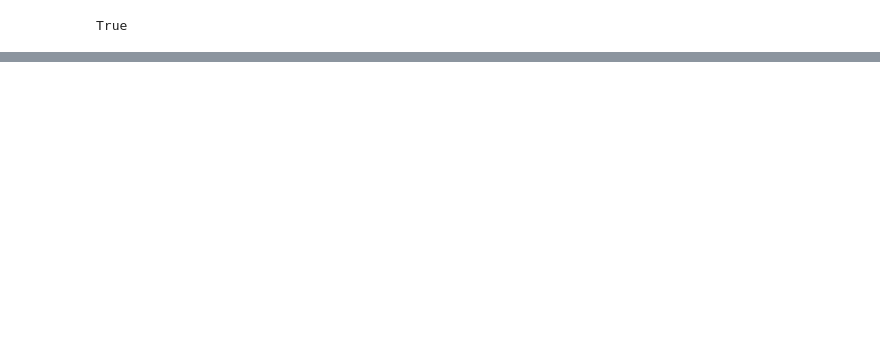
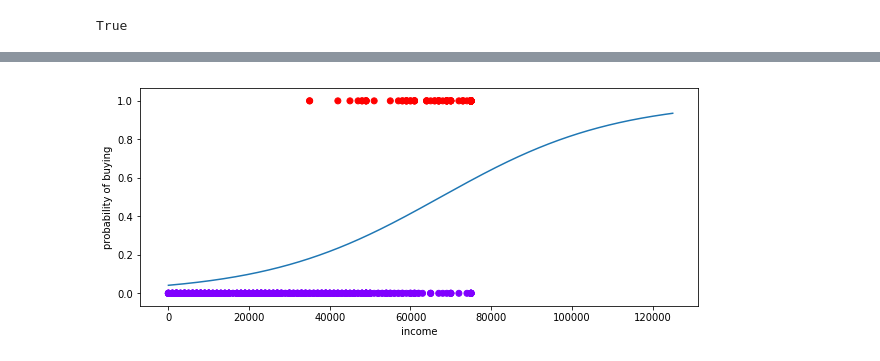
Before and after one commit to KarimaCha/nf_logistic, a Jupyter notebook: Logistic_Regression_without_solutions/Logistic_Regression_Exercise_Karima.ipynb, the cells around one changed output, grey strips where cells are left out. Saved outputs shown, nothing was run; the diff lists cells and outputs as text; code cells hidden in the pictures; blank space fills up the shorter version.

```diff
--- a/Logistic_Regression_without_solutions/Logistic_Regression_Exercise_Karima.ipynb
+++ b/Logistic_Regression_without_solutions/Logistic_Regression_Exercise_Karima.ipynb
@@ -456,0 +537,18 @@ weighted avg       0.80      0.82      0.79       169
+# %%
+# repeat the simple logistic regression for a continuous (not a binary) independent variable
+x = df.income.to_frame()
+y = df.buy
+
+x_train, x_test, y_train, y_test = train_test_split(x, y, random_state=1)
+logr_s = LogisticRegression(solver='liblinear')  # Default solver will change from ‘liblinear’ to ‘lbfgs’ in 0.22.
+logr_s.fit(x_train, y_train)
+
+y_pred = logr_s.predict(x_test)
+conf_matrix = confusion_matrix(y_test, y_pred)
+
+fig, ax = plt.subplots(figsize=(5,5))
+sns.heatmap(conf_matrix, annot=True, cmap='Blues', fmt='.0f');  # use fmt to suppress scientific notation
+plt.xlabel('predicted')
+plt.ylabel('actual');
+
+print(classification_report(y_test, y_pred))
@@ -456,0 +565,26 @@ weighted avg       0.80      0.82      0.79       169
+# %%
+# Using the sigmoid (expit) function, we calculate for different x the probability to belong to class y=1 and plot it
+
+from scipy.special import expit
+# The expit function, also known as the logistic function, is defined as
+# expit(x) = 1/(1+exp(-x)). It is the inverse of the logit function.
+
+x_plot = np.linspace(0,125000, 125000)
+regression_function = x_plot * logr_s.coef_[0][0] + logr_s.intercept_[0]
+sigmoid_function = expit(regression_function).ravel()  # ravel flattens the data to an ndarray - from (25,) to (25,)?
+
+# or:
+# regression_function = df.income * logr_s.coef_[0][0] + logr_s.intercept_[0]
+# sigmoid_function = expit(regression_function).ravel()  # ravel flattens the data to an ndarray - from (25,) to (25,)?
+# sigm = pd.DataFrame(sigmoid_function, index=None, columns=['sigmoid'])
+# neu = pd.concat([df.income, sigm], axis=1)
+# neu.sort_values(by='income',inplace=True)
+# plt.plot(neu.income, neu.sigmoid)
+
+fig, ax = plt.subplots(figsize=(10,4))
+plt.plot(x_plot, sigmoid_function)
+plt.scatter(df.income, df.buy, c=df.buy, cmap='rainbow')
+plt.xlabel('income')
+plt.ylabel('probability of buying');
+# %% [output]
+[figure, added]
```
Also changed, not shown: parts of 27 cells of this notebook.
